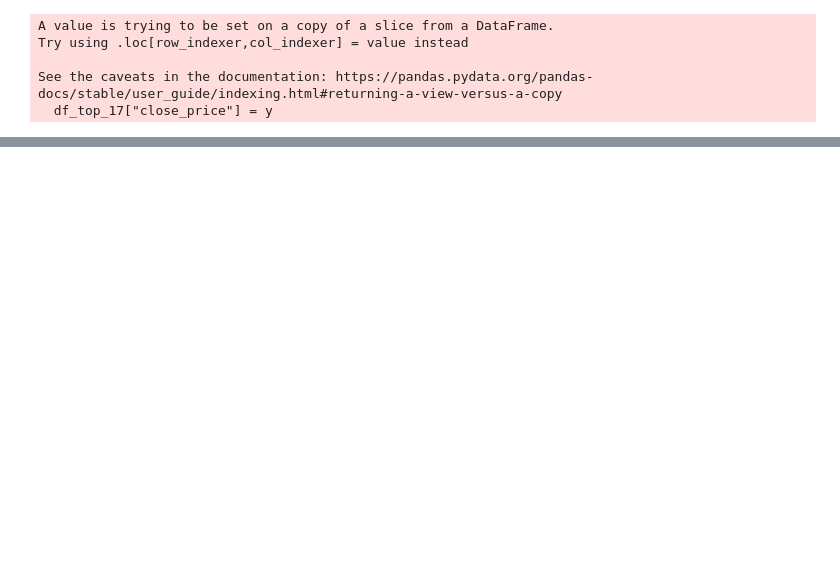
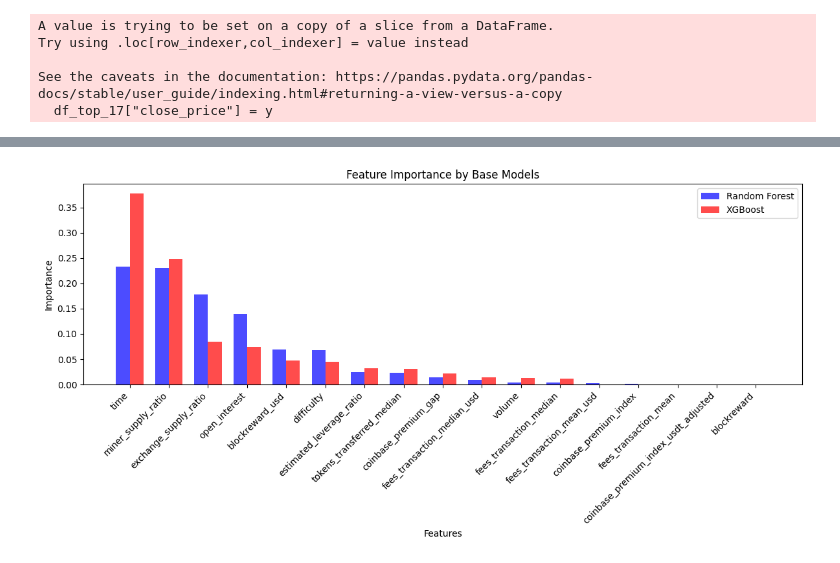
Before and after one commit to Kelocker/datathon2024, a Jupyter notebook: datathon.ipynb, the cells around one changed output, grey strips where cells are left out. Cells and saved outputs as stored; diff of their text form; code cells hidden in the pictures; blank space fills up the shorter version.

```diff
--- a/datathon.ipynb
+++ b/datathon.ipynb
@@ -131,0 +203,36 @@ dtype: object
+# %%
+# Feature importance for Random Forest
+rf_model = stacked_model.named_estimators_['rf']
+rf_importance = pd.Series(rf_model.feature_importances_, index=X.columns).sort_values(ascending=False)
+
+# Feature importance for XGBoost
+xgb_model = stacked_model.named_estimators_['xgb']
+xgb_importance = pd.Series(xgb_model.feature_importances_, index=X.columns).sort_values(ascending=False)
+
+# Combine the feature importances into a DataFrame
+importance_df = pd.DataFrame({
+    'Feature': rf_importance.index,
+    'Random Forest': rf_importance.values,
+    'XGBoost': xgb_importance.values
+})
+
+# Plot the grouped bar chart
+bar_width = 0.35
+index = np.arange(len(importance_df))  # Indices for features
+
+plt.figure(figsize=(12, 6))
+plt.bar(index, importance_df['Random Forest'], bar_width, label='Random Forest', color='blue', alpha=0.7)
+plt.bar(index + bar_width, importance_df['XGBoost'], bar_width, label='XGBoost', color='red', alpha=0.7)
+
+# Add feature names as x-axis labels
+plt.xticks(index + bar_width / 2, importance_df['Feature'], rotation=45, ha='right')
+
+# Add titles and labels
+plt.title('Feature Importance by Base Models')
+plt.ylabel('Importance')
+plt.xlabel('Features')
+plt.legend()
+plt.tight_layout()  # Adjust layout to prevent overlap
+plt.show()
+# %% [output]
+[figure, added]
```
Also changed, not shown: parts of 8 cells of this notebook.
